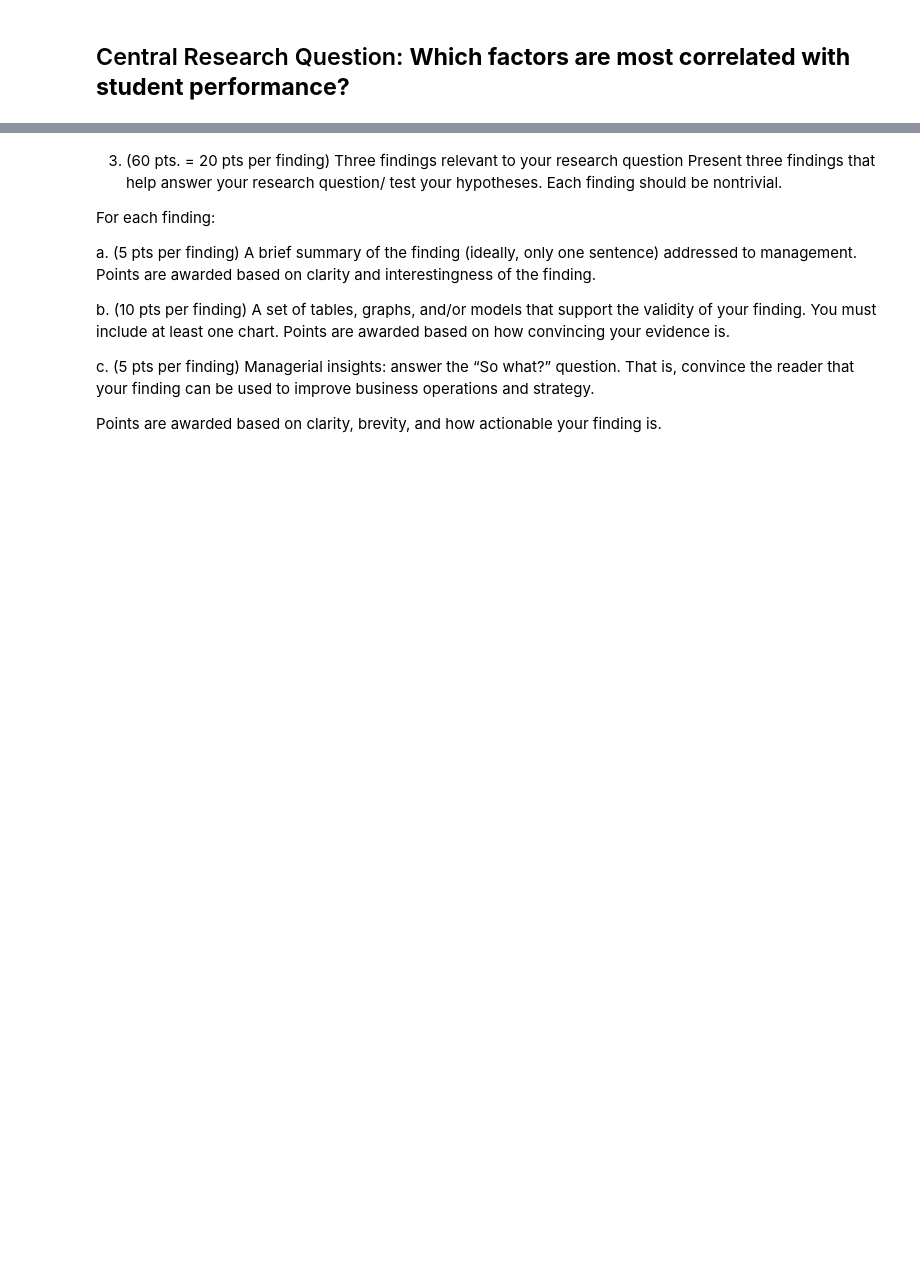
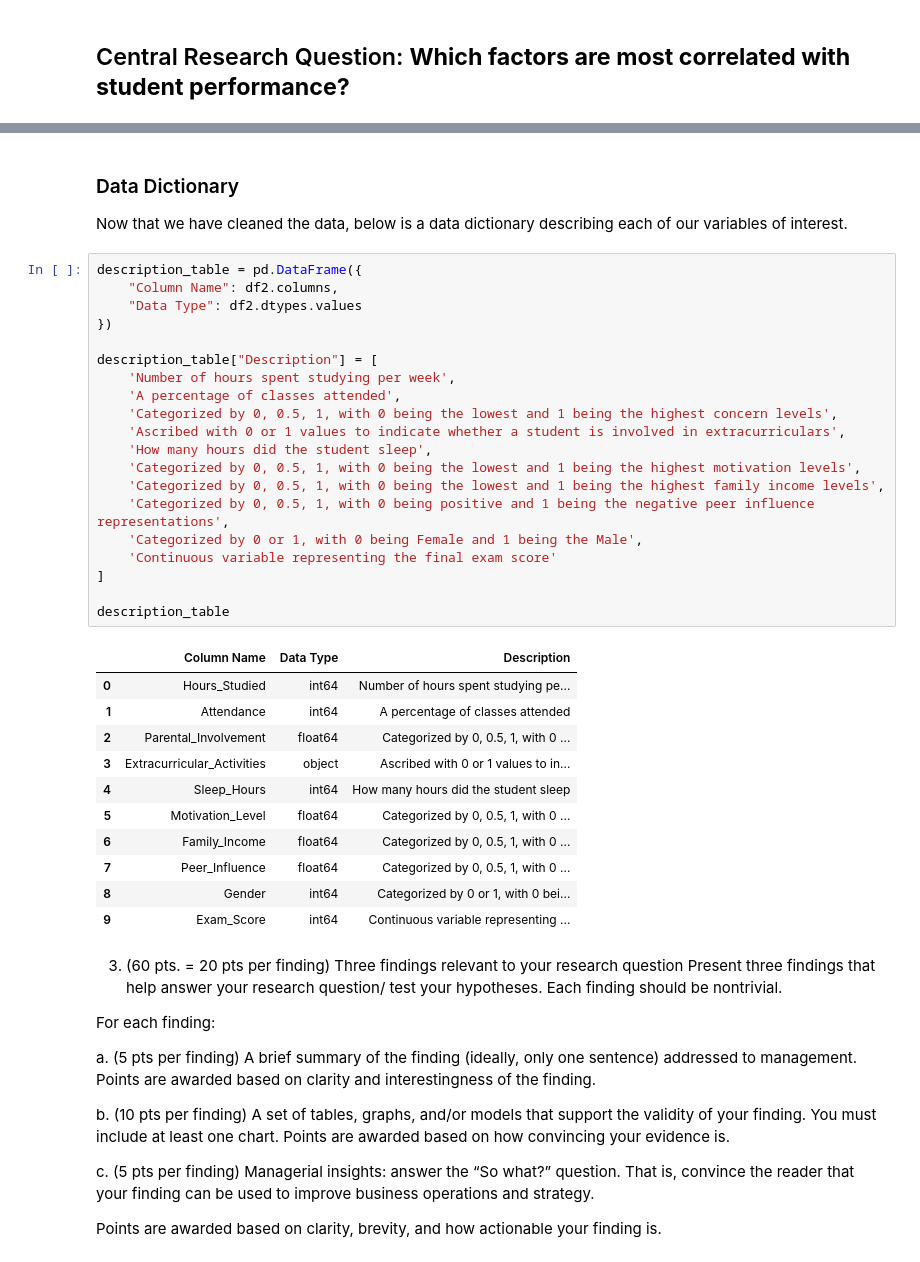
Before and after one commit to setarehsalkhi/OMIS-114-Project, a Jupyter notebook: FinalProjectSubmission.ipynb, the cells around one changed output, grey strips where cells are left out. Drawn from its saved outputs; the diff is of its cells as text; blank space fills up the shorter version.

```diff
--- a/FinalProjectSubmission.ipynb
+++ b/FinalProjectSubmission.ipynb
@@ -125,3 +218,38 @@ techniques learned in class
+# %% [markdown]
+### Data Dictionary
+Now that we have cleaned the data, below is a data dictionary describing each of our variables of interest.
+# %%
+description_table = pd.DataFrame({
+    "Column Name": df2.columns,
+    "Data Type": df2.dtypes.values
+})
+
+description_table["Description"] = [
+    'Number of hours spent studying per week',
+    'A percentage of classes attended',
+    'Categorized by 0, 0.5, 1, with 0 being the lowest and 1 being the highest concern levels',
+    'Ascribed with 0 or 1 values to indicate whether a student is involved in extracurriculars',
+    'How many hours did the student sleep',
+    'Categorized by 0, 0.5, 1, with 0 being the lowest and 1 being the highest motivation levels',
+    'Categorized by 0, 0.5, 1, with 0 being the lowest and 1 being the highest family income levels',
+    'Categorized by 0, 0.5, 1, with 0 being positive and 1 being the negative peer influence representations',
+    'Categorized by 0 or 1, with 0 being Female and 1 being the Male',
+    'Continuous variable representing the final exam score'
+]
+
+description_table
+# %% [output]
+|  | Column Name | Data Type | Description |
+| 0 | Hours_Studied | int64 | Number of hours spent studying pe... |
+| 1 | Attendance | int64 | A percentage of classes attended |
+| 2 | Parental_Involvement | float64 | Categorized by 0, 0.5, 1, with 0 ... |
+| 3 | Extracurricular_Activities | object | Ascribed with 0 or 1 values to in... |
+| 4 | Sleep_Hours | int64 | How many hours did the student sleep |
+| 5 | Motivation_Level | float64 | Categorized by 0, 0.5, 1, with 0 ... |
+| 6 | Family_Income | float64 | Categorized by 0, 0.5, 1, with 0 ... |
+| 7 | Peer_Influence | float64 | Categorized by 0, 0.5, 1, with 0 ... |
+| 8 | Gender | int64 | Categorized by 0 or 1, with 0 bei... |
+| 9 | Exam_Score | int64 | Continuous variable representing ... |
 # %% [markdown]
 3. (60 pts. = 20 pts per finding) Three findings relevant to your research question
 Present three findings that help answer your research question/ test your
```
Also changed, not shown: parts of 22 cells of this notebook, 1 other file.
